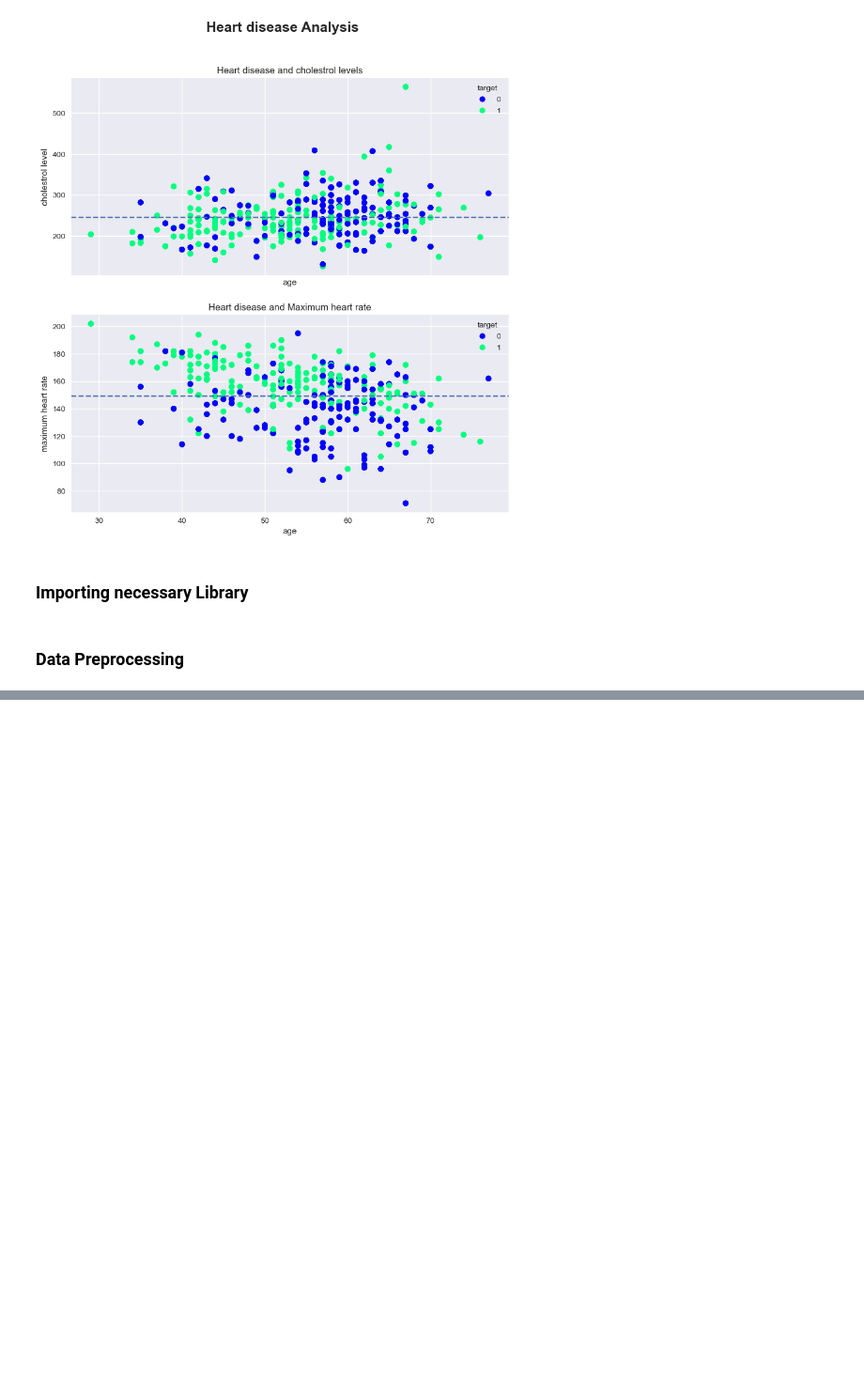
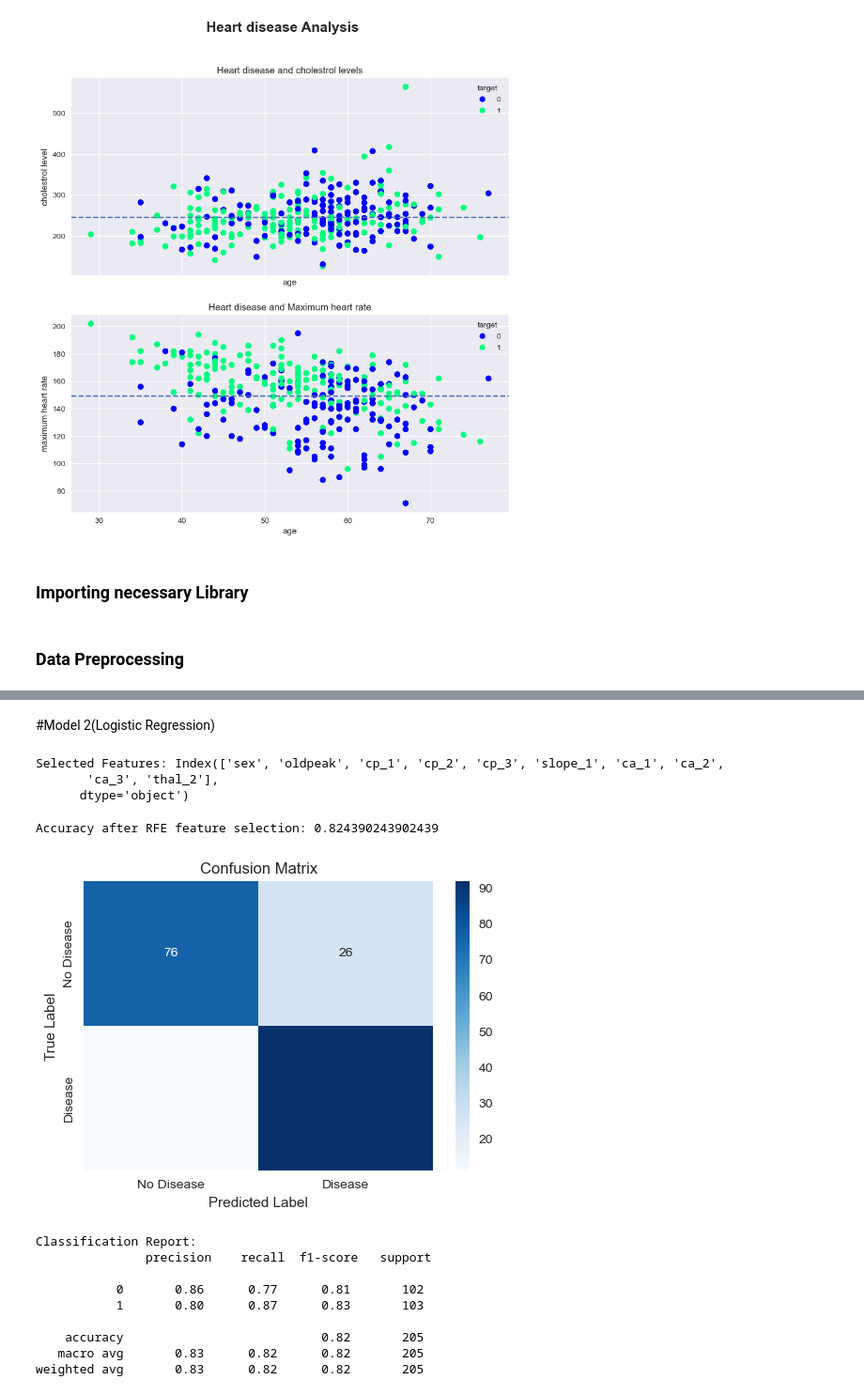
Before and after one commit to sumedha-ganguli/ds_project, a Jupyter notebook: Heart_Disease_Prediction.ipynb, the cells around one changed output, grey strips where cells are left out. Shown at 94% size. Drawn from its saved outputs; the diff is of its cells as text; code cells hidden in the pictures; blank space fills up the shorter version.

```diff
--- a/Heart_Disease_Prediction.ipynb
+++ b/Heart_Disease_Prediction.ipynb
@@ -81,0 +155,55 @@ y.to_csv("preprocessed_target_sample.csv", index=False)
+# %% [markdown]
+#Model 2(Logistic Regression)
+# %%
+# Initialize Logistic Regression model
+
+
+scaler = StandardScaler()
+X_train_scaled = scaler.fit_transform(X_train)
+X_test_scaled = scaler.transform(X_test)
+log_reg = LogisticRegression(solver="liblinear")
+y_train = y_train.ravel()
+y_test = y_test.ravel()
+
+# Apply RFE (select top 8 features)
+rfe = RFE(log_reg, n_features_to_select=10)
+X_train_selected = rfe.fit_transform(X_train_scaled, y_train)
+X_test_selected = rfe.transform(X_test_scaled)
+
+# Get the selected feature names
+selected_features = X_train.columns[rfe.support_]
+print("Selected Features:", selected_features)
+# %% [output]
+Selected Features: Index(['sex', 'oldpeak', 'cp_1', 'cp_2', 'cp_3', 'slope_1', 'ca_1', 'ca_2',
+       'ca_3', 'thal_2'],
+      dtype='object')
+# %%
+# Train model on selected features
+model = LogisticRegression(solver="liblinear", max_iter=2000)
+model.fit(X_train_selected, y_train)
+
+# Make predictions
+y_pred = model.predict(X_test_selected)
+accuracy = accuracy_score(y_test, y_pred)
+print("Accuracy after RFE feature selection:", accuracy)
+# %% [output]
+Accuracy after RFE feature selection: 0.824390243902439
+# %%
+plt.figure(figsize=(6,4))
+sns.heatmap(cm, annot=True, fmt="d", cmap="Blues", xticklabels=["No Disease", "Disease"], yticklabels=["No Disease", "Disease"])
+plt.xlabel("Predicted Label")
+plt.ylabel("True Label")
+plt.title("Confusion Matrix")
+plt.show()
+print("Classification Report:\n", classification_report(y_test, y_pred))
+# %% [output]
+[figure, added]
+Classification Report:
+               precision    recall  f1-score   support
+
+           0       0.86      0.77      0.81       102
+           1       0.80      0.87      0.83       103
+
+    accuracy                           0.82       205
+   macro avg       0.83      0.82      0.82       205
+weighted avg       0.83      0.82      0.82       205
```
Also changed, not shown: parts of 5 cells of this notebook.
